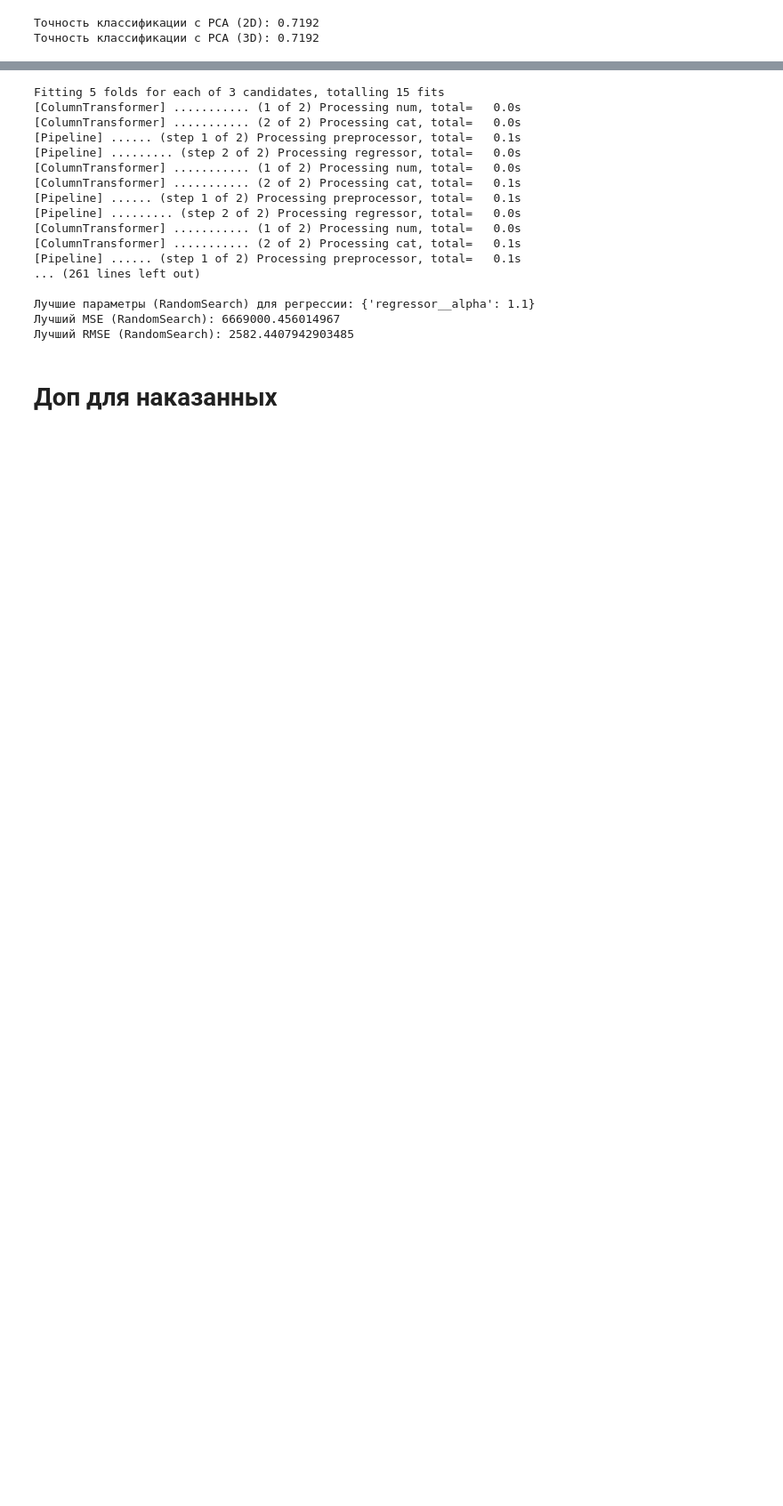
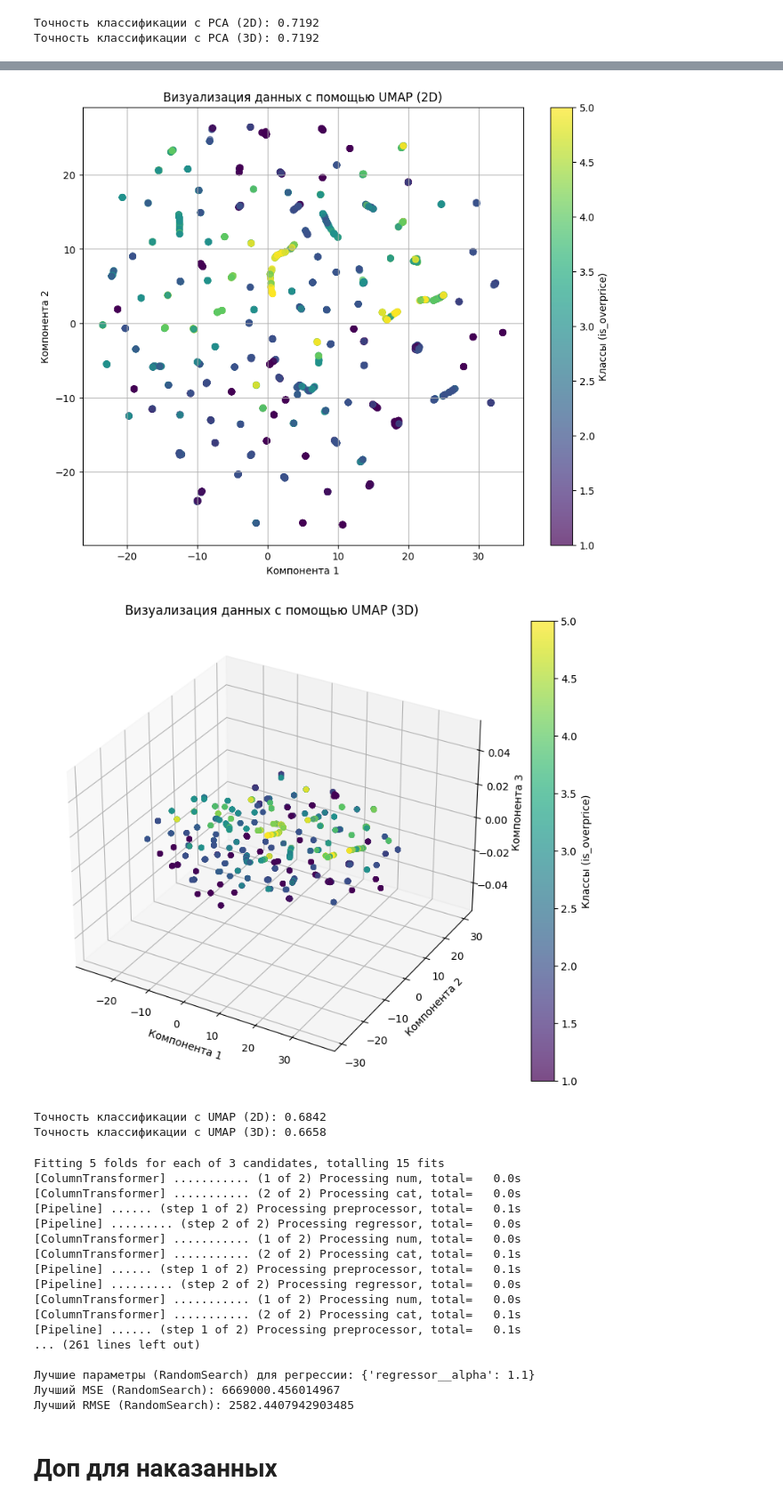
Before and after one commit to Communist02/BIN-22-1_Mazur_Denis_AI, a Jupyter notebook: z7.ipynb, the cells around one changed output, grey strips where cells are left out. Shown at 89% size. Saved outputs shown, nothing was run; the diff lists cells and outputs as text; code cells hidden in the pictures; blank space fills up the shorter version.

```diff
--- a/z7.ipynb
+++ b/z7.ipynb
@@ -106,11 +106,11 @@ df.Symmetry = df.Symmetry.astype('category')
 df.Report = df.Report.astype('category')
 
 y_regression = df['Price'] # числая переменная как y
-X_regression = df.copy().drop('Price', axis=1).reindex() # переменные для проверки влияния
+X_regression = df.copy().drop('Price', axis=1) # переменные для проверки влияния
 
 y_classification = df['is_overprice'] # категориальная переменная как y
-X_classification = df.copy().drop('is_overprice', axis=1).reindex() # переменные для проверки влияния
-X_classification = X_classification.copy().drop('Price', axis=1).reindex() # переменные для проверки влияния
+X_classification = df.copy().drop('is_overprice', axis=1) # переменные для проверки влияния
+X_classification = X_classification.copy().drop('Price', axis=1) # переменные для проверки влияния
 # %%
 df
 # %% [output]
@@ -365,3 +376,59 @@ print(f"Точность классификации с t-SNE (3D): {accuracy_3d:
+# %%
+import umap
+from sklearn.ensemble import RandomForestClassifier
+
+# Преобразование данных с помощью t-SNE
+umap_2d = umap.UMAP(n_components=2, random_state=42)
+X_umap_2d = umap_2d.fit_transform(X_classification.select_dtypes(include=['float64', 'int64']))
+
+umap_3d = umap.UMAP(n_components=2, random_state=42)
+X_umap_3d = umap_3d.fit_transform(X_classification.select_dtypes(include=['float64', 'int64']))
+
+# 2D визуализация UMAP
+plt.figure(figsize=(10, 8))
+scatter = plt.scatter(X_umap_2d[:, 0], X_umap_2d[:, 1], c=y_classification, cmap='viridis', alpha=0.7)
+plt.colorbar(scatter, label='Классы (is_overprice)')
+plt.title("Визуализация данных с помощью UMAP (2D)")
+plt.xlabel("Компонента 1")
+plt.ylabel("Компонента 2")
+plt.grid(True)
+plt.show()
+
+# 3D визуализация UMAP
+fig = plt.figure(figsize=(10, 8))
+ax = fig.add_subplot(111, projection='3d')
+scatter = ax.scatter(X_umap_3d[:, 0], X_umap_3d[:, 1], c=y_classification, cmap='viridis', alpha=0.7)
+plt.colorbar(scatter, label='Классы (is_overprice)')
+ax.set_title("Визуализация данных с помощью UMAP (3D)")
+ax.set_xlabel("Компонента 1")
+ax.set_ylabel("Компонента 2")
+ax.set_zlabel("Компонента 3")
+plt.show()
+
+# Классификация UMAP (2D и 3D)
+# Разделение данных
+X_train_2d, X_test_2d, y_train, y_test = train_test_split(X_umap_2d, y_classification, test_size=0.2, random_state=42)
+X_train_3d, X_test_3d = train_test_split(X_umap_3d, test_size=0.2, random_state=42)
+
+# Модель
+clf = RandomForestClassifier(random_state=42)
+
+# Обучение на 2D данных
+clf.fit(X_train_2d, y_train)
+y_pred_2d = clf.predict(X_test_2d)
+accuracy_2d = accuracy_score(y_test, y_pred_2d)
+print(f"Точность классификации с UMAP (2D): {accuracy_2d:.4f}")
+
+# Обучение на 3D данных
+clf.fit(X_train_3d, y_train)
+y_pred_3d = clf.predict(X_test_3d)
+accuracy_3d = accuracy_score(y_test, y_pred_3d)
+print(f"Точность классификации с UMAP (3D): {accuracy_3d:.4f}")
+# %% [output]
+[figure, added]
+[figure, added]
+Точность классификации с UMAP (2D): 0.6842
+Точность классификации с UMAP (3D): 0.6658
 # %%
 from sklearn.linear_model import Ridge
 from sklearn.model_selection import GridSearchCV, RandomizedSearchCV
```
Also changed, not shown: parts of 13 cells of this notebook.
